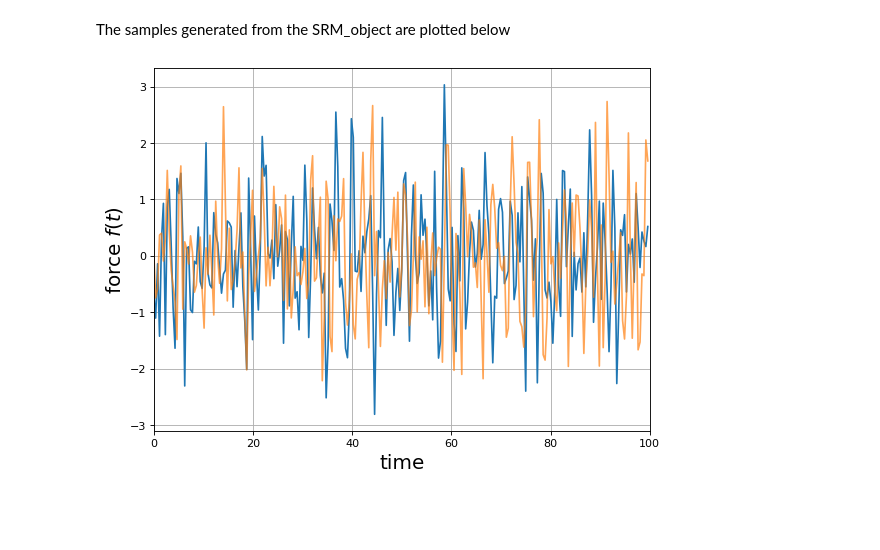
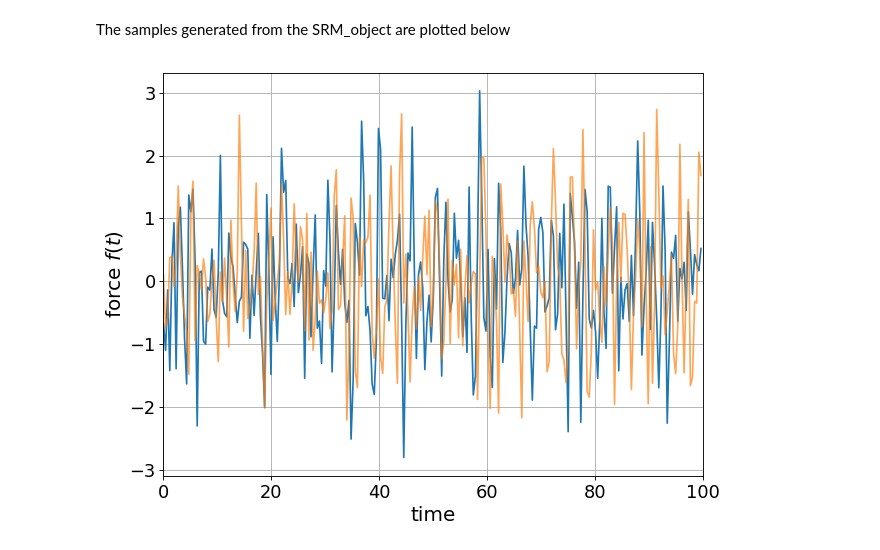
Before and after one commit to SURGroup/UQpy_paper, a Jupyter notebook: StochasticProcess/SRM.ipynb, the cells around one changed output. Cells and saved outputs as stored; diff of their text form; code cells hidden in the pictures; blank space fills up the shorter version.

```diff
--- a/StochasticProcess/SRM.ipynb
+++ b/StochasticProcess/SRM.ipynb
@@ -40,19 +42,23 @@ nsamples = 1000
 
 from UQpy.StochasticProcess import SRM
 SRM_object = SRM(nsamples=nsamples, power_spectrum=S, time_duration=[dt], frequency_length=[dw],
-                 number_time_intervals=[nt], number_frequency_intervals=[nw], case='uni', random_state=1234)
+                 number_time_intervals=[nt], number_frequency_intervals=[nw], case='uni',
+                 random_state=1234)
 samples = SRM_object.samples
 # %% [markdown]
 The samples generated from the SRM_object are plotted below
 # %%
 fig2 = plt.figure(num=None, figsize=(8, 6), dpi=80, facecolor='w', edgecolor='k')
 for j in range(2):
     plt.plot(t, SRM_object.samples[j, 0], alpha=1.-j*0.3)
 plt.xlim(0, 100)
-plt.xlabel('time', FontSize=18)
-plt.ylabel('force $f(t)$', FontSize=18)
-plt.grid('on', which='both')
-plt.savefig('time_history.pdf')
+plt.xticks(fontsize=16)
+plt.yticks(fontsize=16)
+plt.xlabel(r'time', FontSize=18)
+plt.ylabel(r'force $f(t)$', FontSize=18)
+plt.grid(True, which='both')
+plt.tight_layout()
+#plt.savefig('time_history_revision.pdf')
 plt.show()
 # %% [output]
-[figure, old version]
+[figure, new version]
```
Also changed, not shown: parts of 3 cells of this notebook, 4 other files.
